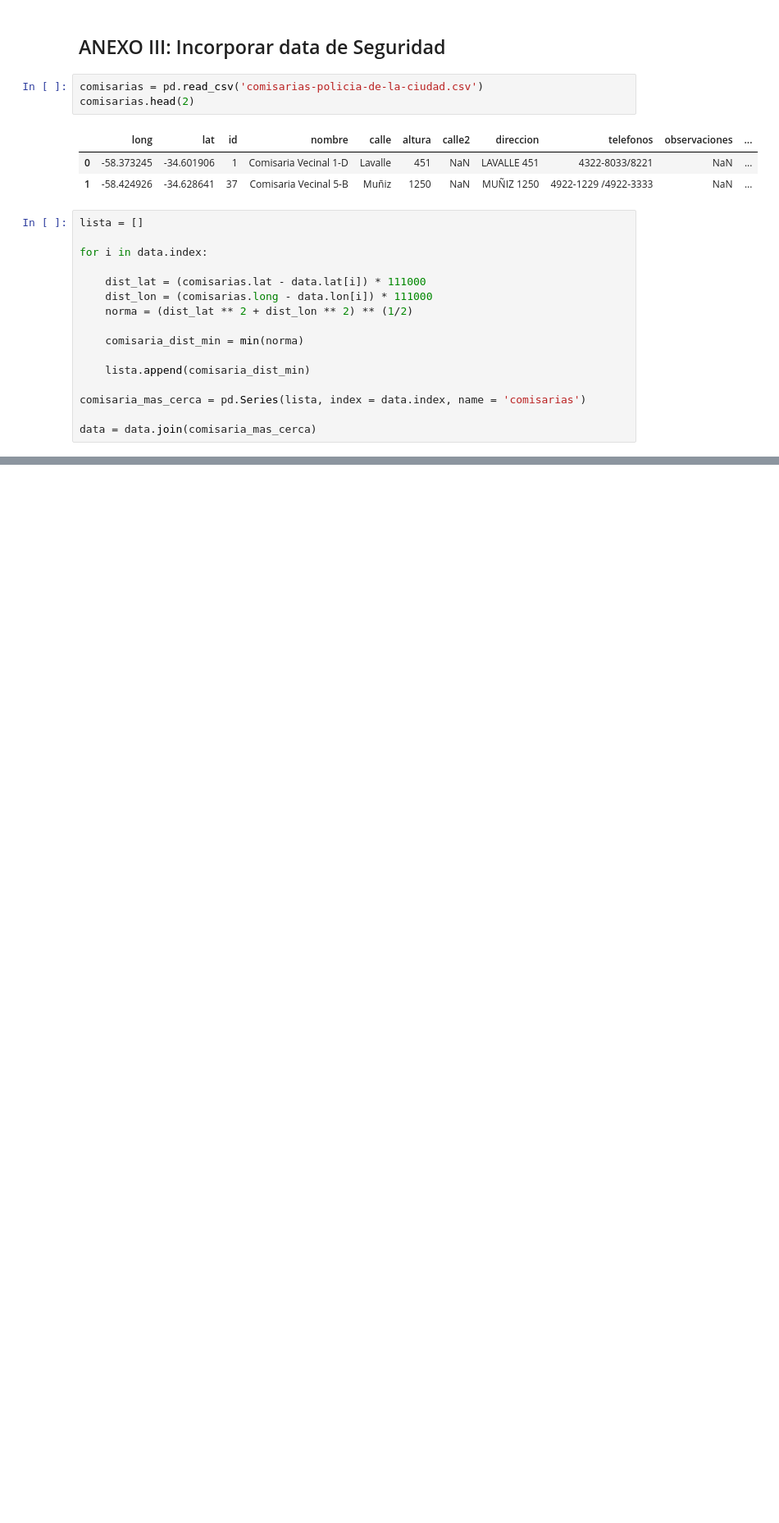
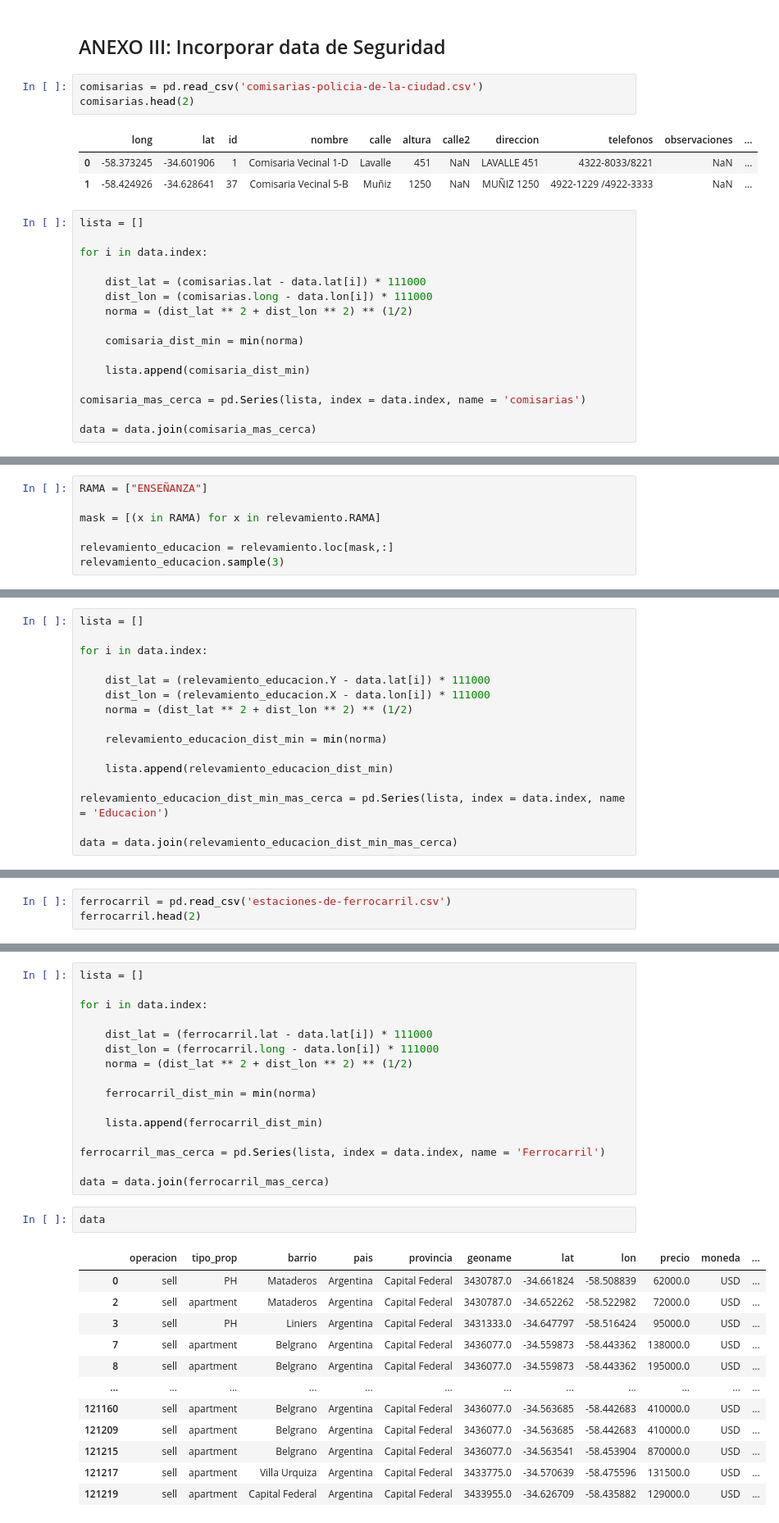
Before and after one commit to franfasan1/DH_G8_desafio1, a Jupyter notebook: notebook_desafio-rev2.ipynb, the cells around one changed output, grey strips where cells are left out. Shown: that part at 82% size. Saved outputs shown, nothing was run; the diff lists cells and outputs as text; blank space fills up the shorter version.

```diff
--- a/notebook_desafio-rev2.ipynb
+++ b/notebook_desafio-rev2.ipynb
@@ -756,0 +744,7 @@ data = data.join(comisaria_mas_cerca)
+# %%
+RAMA = ["ENSEÑANZA"]
+
+mask = [(x in RAMA) for x in relevamiento.RAMA]
+
+relevamiento_educacion = relevamiento.loc[mask,:]
+relevamiento_educacion.sample(3)
@@ -756,0 +756,16 @@ data = data.join(comisaria_mas_cerca)
+# %%
+lista = []
+
+for i in data.index:
+
+    dist_lat = (relevamiento_educacion.Y - data.lat[i]) * 111000
+    dist_lon = (relevamiento_educacion.X - data.lon[i]) * 111000
+    norma = (dist_lat ** 2 + dist_lon ** 2) ** (1/2)
+
+    relevamiento_educacion_dist_min = min(norma)
+
+    lista.append(relevamiento_educacion_dist_min)
+
+relevamiento_educacion_dist_min_mas_cerca = pd.Series(lista, index = data.index, name = 'Educacion')
+
+data = data.join(relevamiento_educacion_dist_min_mas_cerca)
@@ -756,0 +774,3 @@ data = data.join(comisaria_mas_cerca)
+# %%
+ferrocarril = pd.read_csv('estaciones-de-ferrocarril.csv')
+ferrocarril.head(2)
@@ -756,0 +781,31 @@ data = data.join(comisaria_mas_cerca)
+# %%
+lista = []
+
+for i in data.index:
+
+    dist_lat = (ferrocarril.lat - data.lat[i]) * 111000
+    dist_lon = (ferrocarril.long - data.lon[i]) * 111000
+    norma = (dist_lat ** 2 + dist_lon ** 2) ** (1/2)
+
+    ferrocarril_dist_min = min(norma)
+
+    lista.append(ferrocarril_dist_min)
+
+ferrocarril_mas_cerca = pd.Series(lista, index = data.index, name = 'Ferrocarril')
+
+data = data.join(ferrocarril_mas_cerca)
+# %%
+data
+# %% [output]
+|  | operacion | tipo_prop | barrio | pais | provincia | geoname | lat | lon | precio | moneda | ... |
+| 0 | sell | PH | Mataderos | Argentina | Capital Federal | 3430787.0 | -34.661824 | -58.508839 | 62000.0 | USD | ... |
+| 2 | sell | apartment | Mataderos | Argentina | Capital Federal | 3430787.0 | -34.652262 | -58.522982 | 72000.0 | USD | ... |
+| 3 | sell | PH | Liniers | Argentina | Capital Federal | 3431333.0 | -34.647797 | -58.516424 | 95000.0 | USD | ... |
+| 7 | sell | apartment | Belgrano | Argentina | Capital Federal | 3436077.0 | -34.559873 | -58.443362 | 138000.0 | USD | ... |
+| 8 | sell | apartment | Belgrano | Argentina | Capital Federal | 3436077.0 | -34.559873 | -58.443362 | 195000.0 | USD | ... |
+| ... | ... | ... | ... | ... | ... | ... | ... | ... | ... | ... | ... |
+| 121160 | sell | apartment | Belgrano | Argentina | Capital Federal | 3436077.0 | -34.563685 | -58.442683 | 410000.0 | USD | ... |
+| 121209 | sell | apartment | Belgrano | Argentina | Capital Federal | 3436077.0 | -34.563685 | -58.442683 | 410000.0 | USD | ... |
+| 121215 | sell | apartment | Belgrano | Argentina | Capital Federal | 3436077.0 | -34.563541 | -58.453904 | 870000.0 | USD | ... |
+| 121217 | sell | apartment | Villa Urquiza | Argentina | Capital Federal | 3433775.0 | -34.570639 | -58.475596 | 131500.0 | USD | ... |
+| 121219 | sell | apartment | Capital Federal | Argentina | Capital Federal | 3433955.0 | -34.626709 | -58.435882 | 129000.0 | USD | ... |
```
Also changed, not shown: parts of 28 cells of this notebook.
